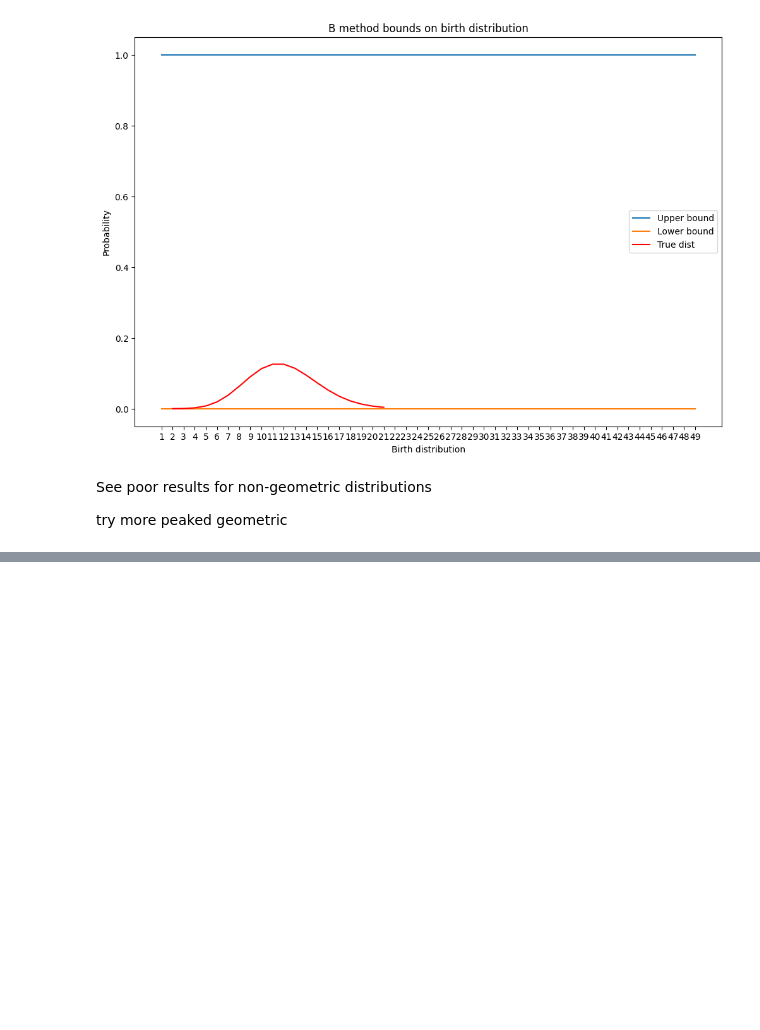
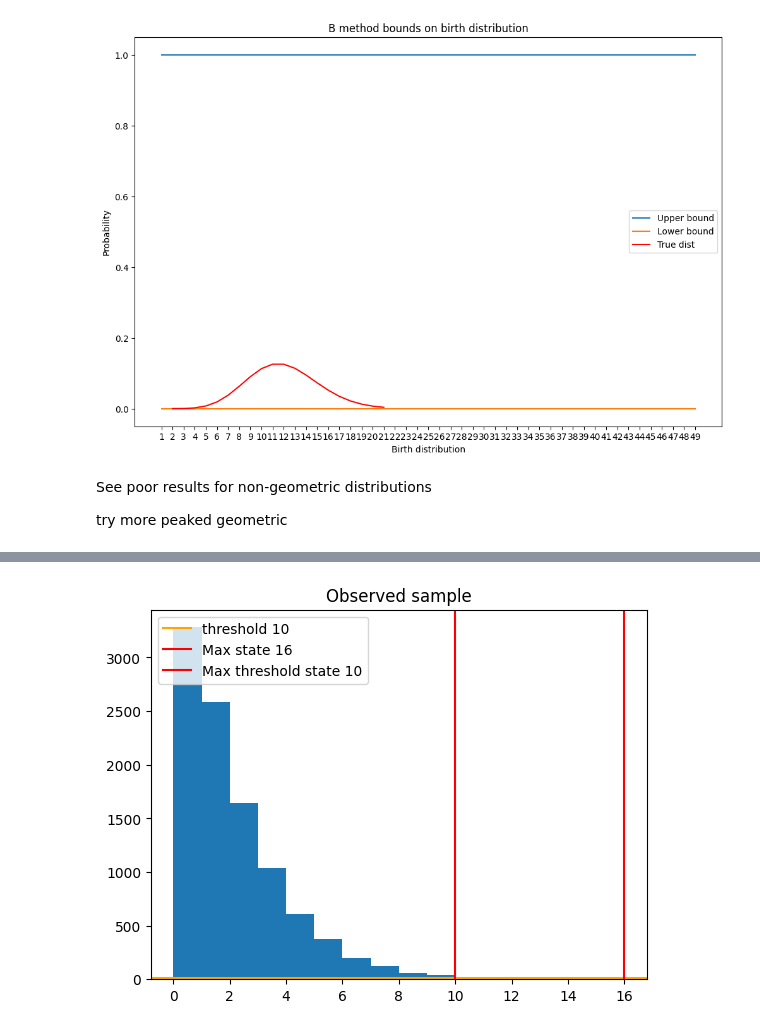
Before and after one commit to willjgh/M4R, a Jupyter notebook: upscaling_analysis.ipynb, the cells around one changed output, grey strips where cells are left out. Saved outputs shown, nothing was run; the diff lists cells and outputs as text; code cells hidden in the pictures; blank space fills up the shorter version.

Commit message:
Tested effects of beta on B method, sensitivity etc.

```diff
--- a/upscaling_analysis.ipynb
+++ b/upscaling_analysis.ipynb
@@ -2931,0 +2932,39 @@ try more peaked geometric
+# %%
+# fix parameters
+params = {"k0": 1, "k1": 1, "b": 0.3}
+beta_simulation = 0.5
+
+# simulate sample using beta_simulation
+samples_param = simulated_samples(params=params, n=10000, beta=beta_simulation, tmax=100, ts=10, plot_path=False, plot_true=False, plot_downsampled=False)
+
+# observed sample
+sample = samples_param["sample_downsampled"]
+
+# compute all possible observed bounds: p(0), ...
+intervals = bootstrap_data_optim(sample, N=10000, printing=False)
+
+# set threshold
+threshold = 10
+
+# dict of states and occurances in sample
+counts = pd.Series(sample).value_counts().to_dict()
+
+# find the largest state s.t. it and all smaller have at least threshold occurances
+x_max = 0
+for x in range(0, np.nanmax(sample)):
+    if x in counts and counts[x] >= threshold:
+        x_max = x
+    else:
+        # state not observed, or fewer than threshold observations
+        break
+
+# plot sample hist and threshold
+plt.hist(sample, bins=np.nanmax(sample));
+plt.title("Observed sample")
+plt.axhline(threshold, 0, 1, color="orange", label=f"threshold {threshold}")
+plt.axvline(np.nanmax(sample), color="red", label=f"Max state {np.nanmax(sample)}")
+plt.axvline(x_max, color="red", label=f"Max threshold state {x_max}")
+plt.legend()
+plt.show()
+# %% [output]
+[figure, added]
```
Also changed, not shown: parts of 12 cells of this notebook.
